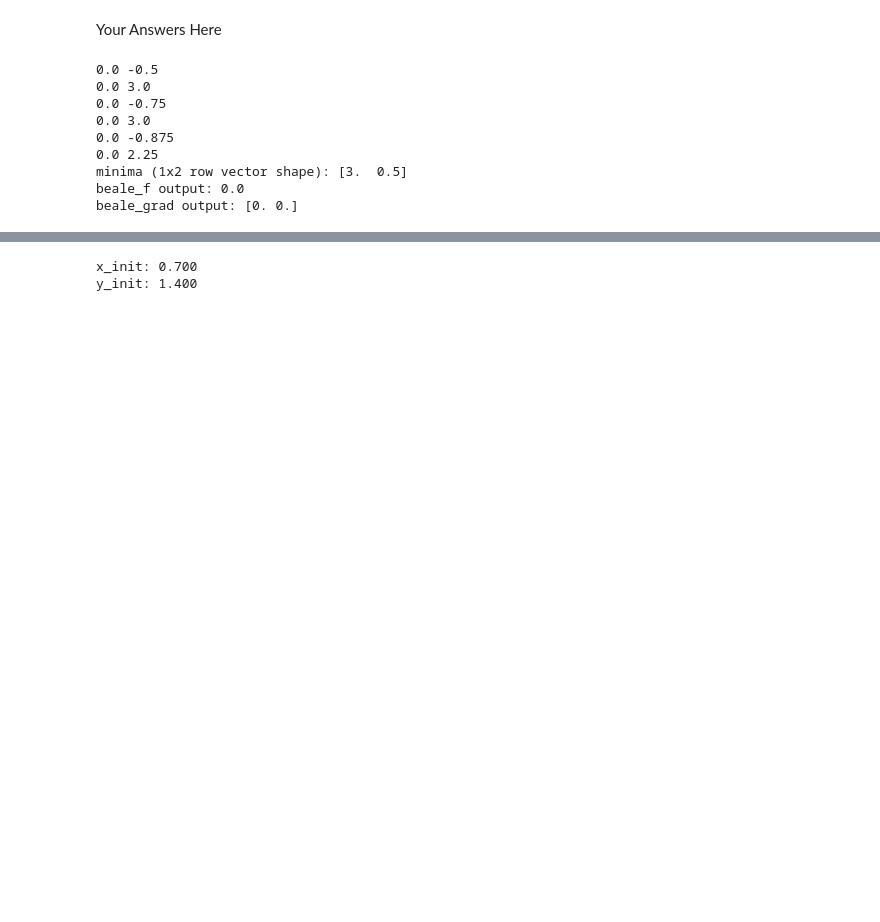
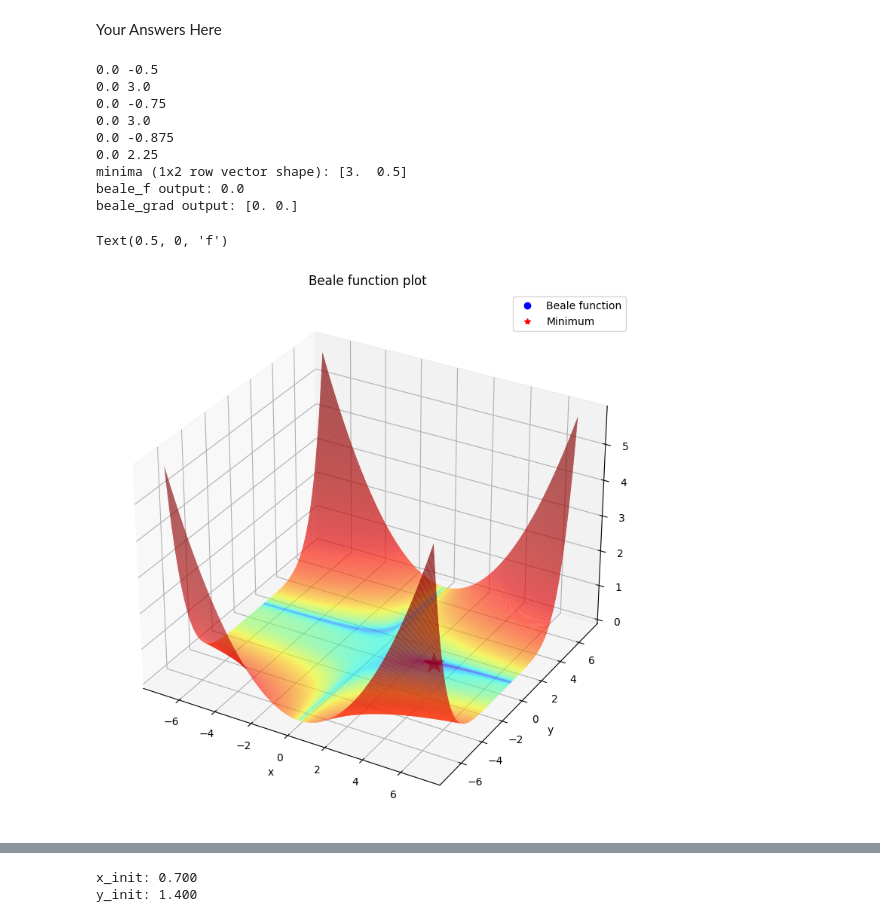
Before and after one commit to sbajamy/ece046211, a Jupyter notebook: gil/ece046211_hw1_optimization_autograd.ipynb, the cells around one changed output, grey strips where cells are left out. Cells and saved outputs as stored; diff of their text form; code cells hidden in the pictures; blank space fills up the shorter version.

Commit message:
Finished code assigenments
- Added graphs
- Added trains and gradient descents where was missing.

```diff
--- a/gil/ece046211_hw1_optimization_autograd.ipynb
+++ b/gil/ece046211_hw1_optimization_autograd.ipynb
@@ -259,3 +259,22 @@ print(f"beale_grad output: {grads_res}")
 minima (1x2 row vector shape): [3.  0.5]
 beale_f output: 0.0
 beale_grad output: [0. 0.]
+# %%
+fig = plt.figure(figsize=(10, 20))
+ax = fig.add_subplot(2,1,1,projection='3d')
+x_mesh,y_mesh=np.meshgrid(np.linspace(-7,7,500),np.linspace(-7,7,500))
+z = beale_f(x_mesh,y_mesh)
+ax.plot_surface(x_mesh, y_mesh, z, norm=LogNorm(), rstride=1, cstride=1, edgecolor='none', alpha=.8, cmap=plt.cm.jet)
+ax.plot(*minima, beale_f(*minima), 'r*', markersize=20)
+ax.set_title('Beale function plot')
+proxy_artists = [plt.Line2D([0], [0], linestyle="none", c='b', marker='o'),
+                 plt.Line2D([0], [0], linestyle="none", c='r', marker='*')]
+labels = ['Beale function', 'Minimum']
+
+ax.legend(proxy_artists, labels)
+ax.set_xlabel('x')
+ax.set_ylabel('y')
+ax.set_zlabel('f')
+# %% [output]
+Text(0.5, 0, 'f')
+[figure, added]
```
Also changed, not shown: parts of 12 cells of this notebook.
